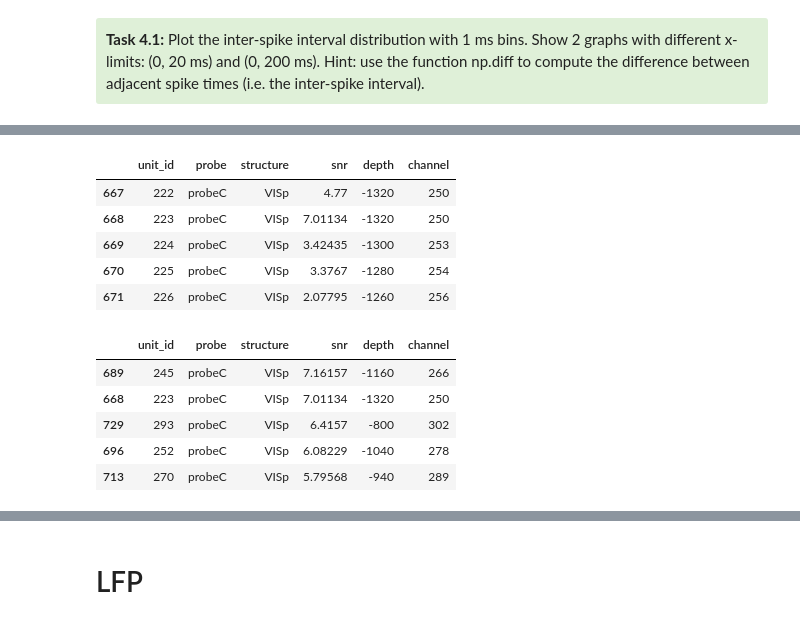
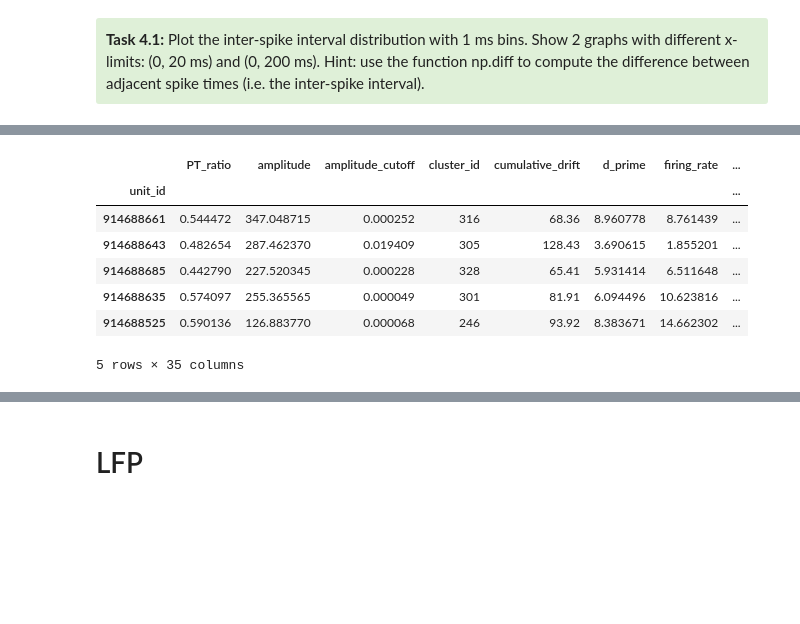
Before and after one commit to AllenInstitute/SWDB_2019, a Jupyter notebook: DynamicBrain/ecephys_files/Neuropixels_exercises.ipynb, the cells around one changed output, grey strips where cells are left out. Saved outputs shown, nothing was run; the diff lists cells and outputs as text; code cells hidden in the pictures; blank space fills up the shorter version.

```diff
--- a/DynamicBrain/ecephys_files/Neuropixels_exercises.ipynb
+++ b/DynamicBrain/ecephys_files/Neuropixels_exercises.ipynb
@@ -339,24 +246,16 @@ plt.show()
 # %%
 # Get unit_df with metadata including snr
-snr_df = data_set.unit_df[data_set.unit_df.structure == 'VISp']
+snr_df = session.units[session.units.structure_acronym == 'VISp']
+snr_df = snr_df.sort_values(by=['snr'], ascending=False)
 snr_df.head()
 # %% [output]
-|  | unit_id | probe | structure | snr | depth | channel |
-| 667 | 222 | probeC | VISp | 4.77 | -1320 | 250 |
-| 668 | 223 | probeC | VISp | 7.01134 | -1320 | 250 |
-| 669 | 224 | probeC | VISp | 3.42435 | -1300 | 253 |
-| 670 | 225 | probeC | VISp | 3.3767 | -1280 | 254 |
-| 671 | 226 | probeC | VISp | 2.07795 | -1260 | 256 |
+|  | PT_ratio | amplitude | amplitude_cutoff | cluster_id | cumulative_drift | d_prime | firing_rate | ... |
+| unit_id |  |  |  |  |  |  |  | ... |
+| 914688661 | 0.544472 | 347.048715 | 0.000252 | 316 | 68.36 | 8.960778 | 8.761439 | ... |
+| 914688643 | 0.482654 | 287.462370 | 0.019409 | 305 | 128.43 | 3.690615 | 1.855201 | ... |
+| 914688685 | 0.442790 | 227.520345 | 0.000228 | 328 | 65.41 | 5.931414 | 6.511648 | ... |
+| 914688635 | 0.574097 | 255.365565 | 0.000049 | 301 | 81.91 | 6.094496 | 10.623816 | ... |
+| 914688525 | 0.590136 | 126.883770 | 0.000068 | 246 | 93.92 | 8.383671 | 14.662302 | ... |
+5 rows × 35 columns
-# %%
-# Sort df by highest snr values
-snr_df_2 = snr_df.sort_values(by=['snr'], ascending=False)
-snr_df_2.head()
-# %% [output]
-|  | unit_id | probe | structure | snr | depth | channel |
-| 689 | 245 | probeC | VISp | 7.16157 | -1160 | 266 |
-| 668 | 223 | probeC | VISp | 7.01134 | -1320 | 250 |
-| 729 | 293 | probeC | VISp | 6.4157 | -800 | 302 |
-| 696 | 252 | probeC | VISp | 6.08229 | -1040 | 278 |
-| 713 | 270 | probeC | VISp | 5.79568 | -940 | 289 |
 # %%
 # Get spike times for 50 units with highest SNR and at least 3000 total spikes
```
Also changed, not shown: parts of 17 cells of this notebook.
